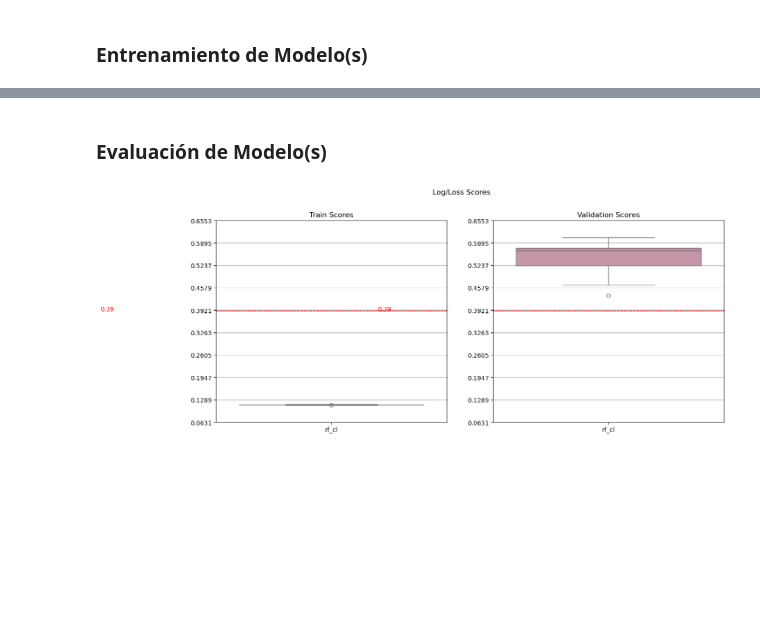
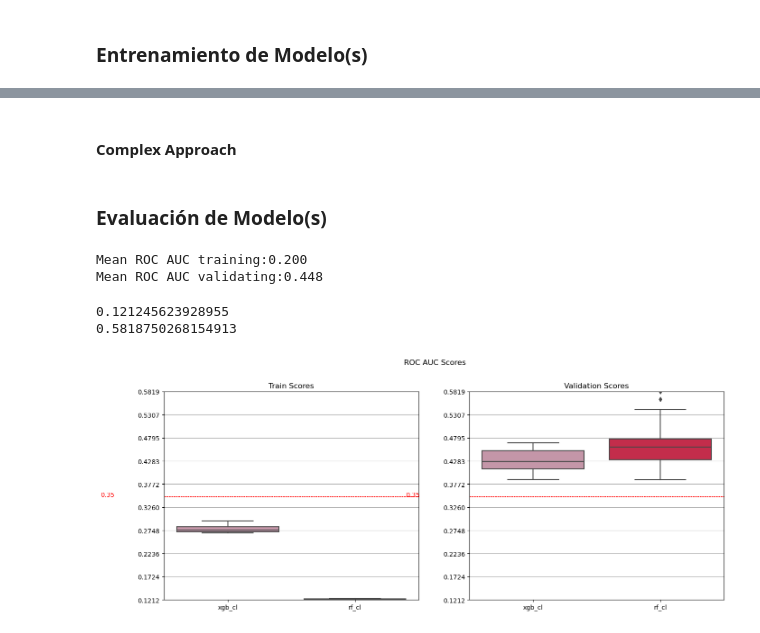
Before and after one commit to kokeitor/Multi-ClassPredictionCirrhosis, a Jupyter notebook: joseba.ipynb, the cells around one changed output, grey strips where cells are left out. Drawn from its saved outputs; the diff is of its cells as text; code cells hidden in the pictures; blank space fills up the shorter version.

```diff
--- a/joseba.ipynb
+++ b/joseba.ipynb
@@ -706,17 +764,18 @@ xgb_params2 = {'objective': 'multi_logloss', 'max_depth': 9, 'min_child_weight':
 # %%
 # %%time
 ################## SOLO FUNCIONA CON RANDOM FOREST, HAY QUE ARREGLAR ALGO EN LA FUNCIÓN 'VALIDATE_MODELS'###################
-
+rf_class_weights = {0:1, 1:2, 2:1}
 xgb_cl = xgb.XGBClassifier(**xgb_params)
-rf_cl = RandomForestClassifier()
+rf_cl = RandomForestClassifier(class_weight=rf_class_weights)
 xgb_cl_2 = xgb.XGBClassifier(**xgb_params)
 rf_cl_2 = RandomForestClassifier()
 xgb_cl_3 = xgb.XGBClassifier(**xgb_params)
 rf_cl_3 = RandomForestClassifier()
-
+brf_cl = BalancedRandomForestClassifier()
+svc = SVC(class_weight=rf_class_weights, kernel='rbf', gamma='scale',random_state=42, probability=True)
 
 models = [
-    # {"name": "xgb_cl", "model": xgb_cl, "feats": FEATS},
+    {"name": "xgb_cl", "model": xgb_cl, "feats": FEATS},
     {"name": "rf_cl", "model": rf_cl, "feats": FEATS}
 ]
 
@@ -733,19 +836,21 @@ models3 = [
+# %% [markdown]
+#### Complex Approach
 # %%
 models, train_scores, val_scores = validate_models(models=models,
                                                    data=df_train_final,
                                                    label=LABEL,
                                                    n_splits=10,
-                                                   n_repeats=1)
-models2, train_scores2, val_scores2 = validate_models(models=models2,
-                                                   data=df_train_final2,
-                                                   label=LABEL,
-                                                   n_splits=10,
-                                                   n_repeats=1)
-models_pca, train_scores_pca, val_scores_pca = validate_models(models=models3,
-                                                   data=df_train_final_pca,
-                                                   label=LABEL,
-                                                   n_splits=10,
-                                                   n_repeats=1)
+                                                   n_repeats=3)
+# models2, train_scores2, val_scores2 = validate_models(models=models2,
+#                                                    data=df_train_final2,
+#                                                    label=LABEL,
+#                                                    n_splits=10,
+#                                                    n_repeats=3)
+# models_pca, train_scores_pca, val_scores_pca = validate_models(models=models3,
+#                                                    data=df_train_final_pca,
+#                                                    label=LABEL,
+#                                                    n_splits=10,
+#                                                    n_repeats=3)
 
 # models2, train_scores = train_models(models=models2,
 #                                      data=df_train_final,
@@ -754,39 +859,49 @@ models_pca, train_scores_pca, val_scores_pca = validate_models(models=models3,
 #                                      n_repeats=1)
 # %% [markdown]
 ### Evaluación de Modelo(s)
+# %%
+# mean ROC AUC score
+print('Mean ROC AUC training:%.3f' % np.mean(train_scores))
+print('Mean ROC AUC validating:%.3f' % np.mean(val_scores))
+# %% [output]
+Mean ROC AUC training:0.200
+Mean ROC AUC validating:0.448
 # %%
-fig, axes = plt.subplots(1, 2, figsize=(15, 6))
+fig, axes = plt.subplots(1, 2, figsize=(16, 6))
 
 eps = .05
-hl = .39
-min_score = train_scores.min().min()-eps
-max_score = val_scores.max().max()+eps
-
+hl = .35
+min_score = train_scores.min().min()
+print(min_score)
+max_score = val_scores.max().max()
+print(max_score)
 def calculate_ticks(min_score, max_score, num_ticks=10):
     return np.linspace(min_score, max_score, num_ticks)
 
 ticks = calculate_ticks(min_score, max_score)
 
 _ = sns.boxplot(train_scores, ax=axes[0])
 _ = axes[0].set_title('Train Scores')
 _ = axes[0].set_ylim(min_score, max_score)
 _ = axes[0].set_yticks(ticks)
 _ = axes[0].yaxis.grid(True)
 _ = axes[0].axhline(y=hl, color='r', linestyle='--', lw=.7)
 _ = axes[0].text(-1, hl, f"{hl}", c="red")
 
 _ = sns.boxplot(val_scores, ax=axes[1])
 _ = axes[1].set_title('Validation Scores')
 _ = axes[1].set_ylim(min_score, max_score)
 _ = axes[1].set_yticks(ticks)
 _ = axes[1].yaxis.grid(True)
 _ = axes[1].axhline(y=hl, color='r', linestyle='--', lw=.7)
 _ = axes[1].text(-1, hl, f"{hl}", c="red")
 
-fig.suptitle("Log/Loss Scores", y=1)  # Add a common title above the subplots
+fig.suptitle("ROC AUC Scores", y=1)  # Add a common title above the subplots
 plt.show()
 # %% [output]
+0.121245623928955
+0.5818750268154913
-[figure, old version]
+[figure, new version]
 # %%
 # Assuming `train_scores` and `val_scores` are DataFrames with scores for each model
 
```
Also changed, not shown: parts of 51 cells of this notebook, 2 other files.
